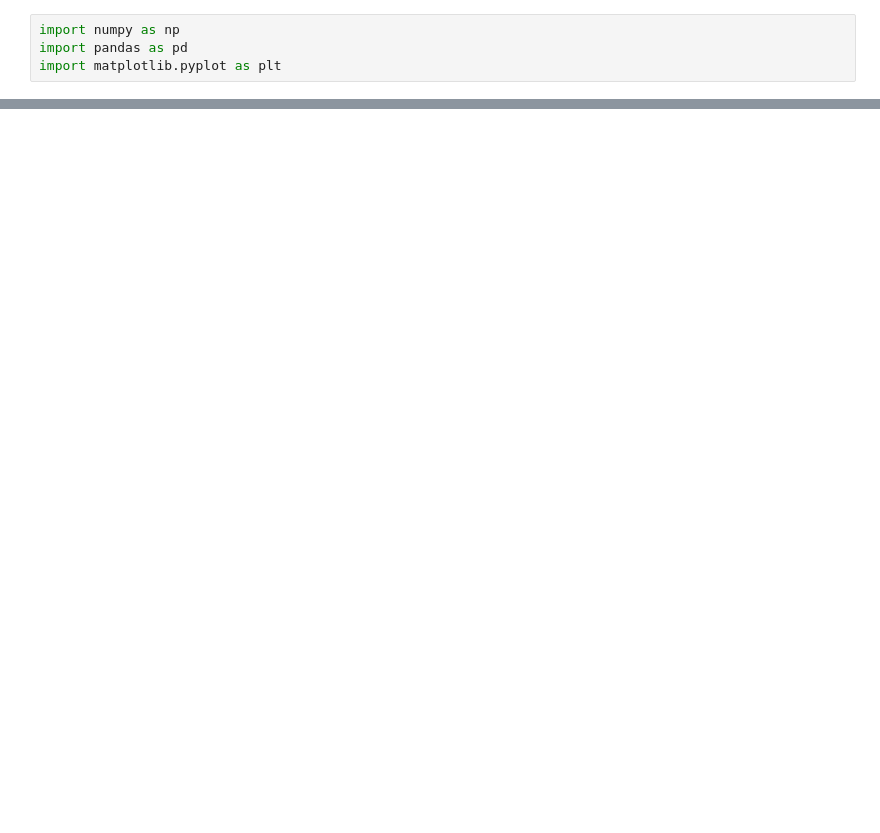
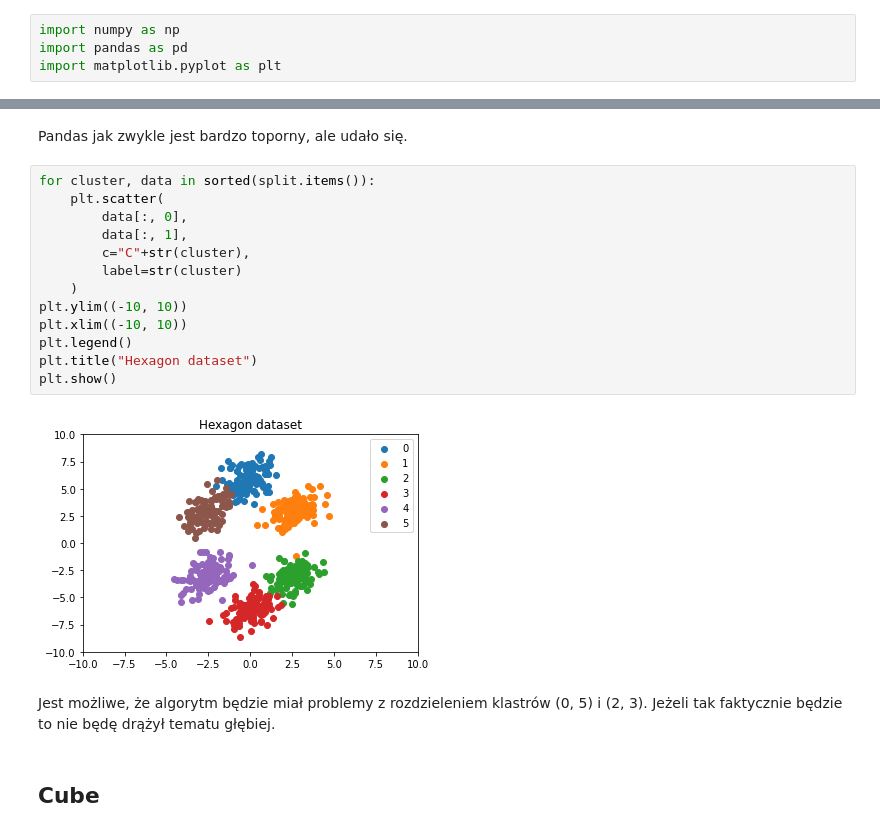
Before and after one commit to niegrzybkowski/mio2022, a Jupyter notebook: LAB2_1.ipynb, the cells around one changed output, grey strips where cells are left out. Cells and saved outputs as stored; diff of their text form; blank space fills up the shorter version.

```diff
--- a/LAB2_1.ipynb
+++ b/LAB2_1.ipynb
@@ -92,0 +56,21 @@ metric((0,0), (1, 1))
+# %% [markdown]
+Pandas jak zwykle jest bardzo toporny, ale udało się.
+# %%
+for cluster, data in sorted(split.items()):
+    plt.scatter(
+        data[:, 0],
+        data[:, 1],
+        c="C"+str(cluster),
+        label=str(cluster)
+    )
+plt.ylim((-10, 10))
+plt.xlim((-10, 10))
+plt.legend()
+plt.title("Hexagon dataset")
+plt.show()
+# %% [output]
+[figure, added]
+# %% [markdown]
+Jest możliwe, że algorytm będzie miał problemy z rozdzieleniem klastrów (0, 5) i (2, 3). Jeżeli tak faktycznie będzie to nie będę drążył tematu głębiej.
+# %% [markdown]
+## Cube
```
Also changed, not shown: parts of 71 cells of this notebook.
